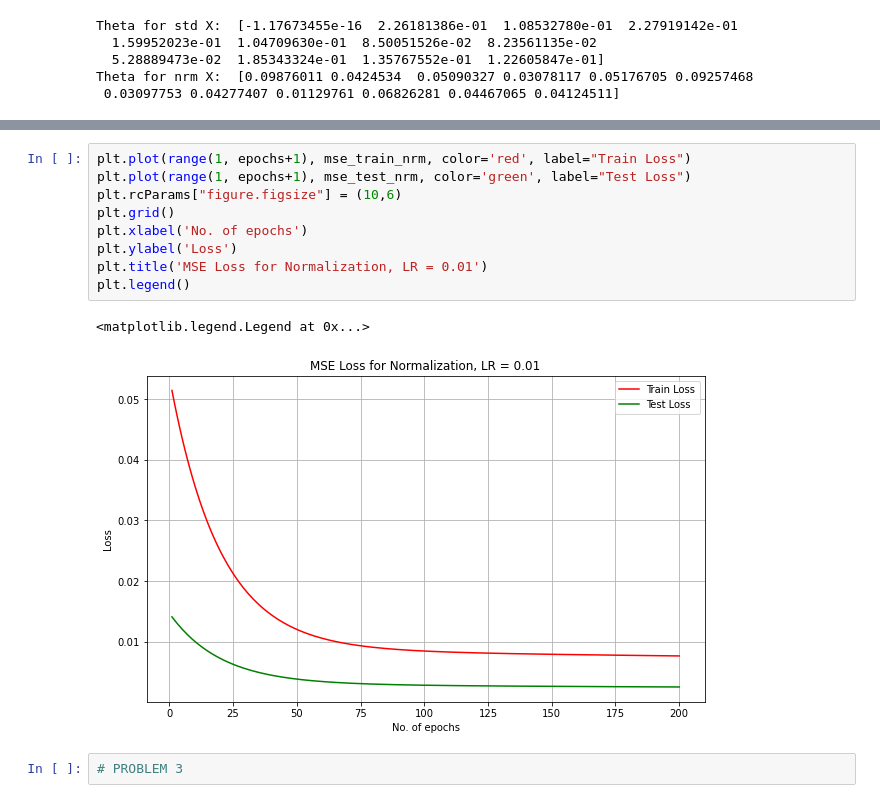
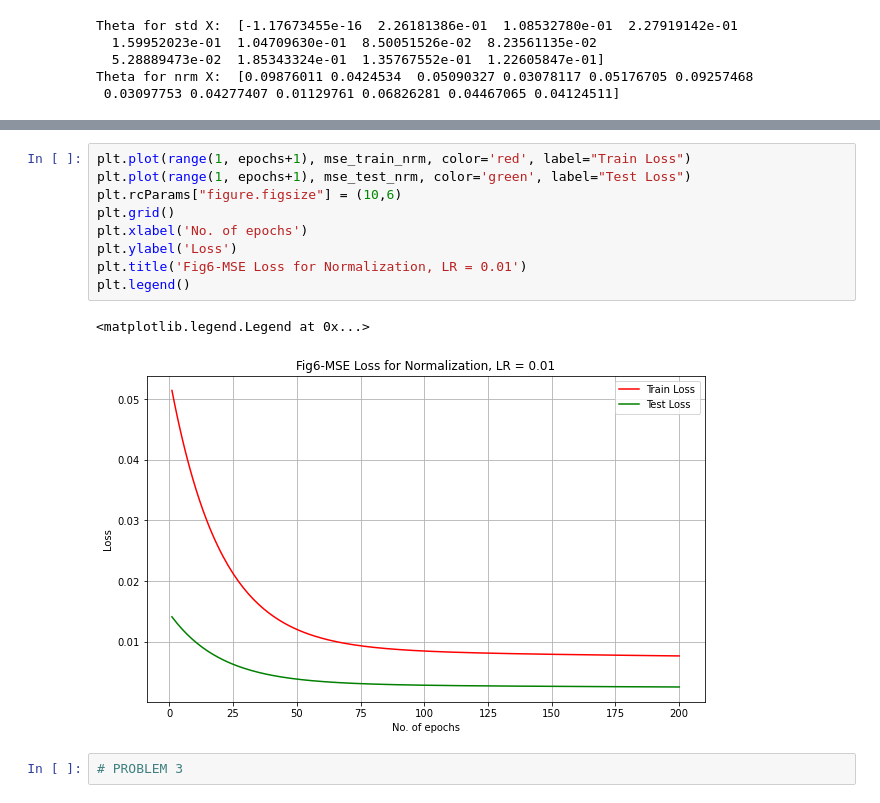
Before and after one commit to VishakhaDixit/IntroToML, a Jupyter notebook: HW_1/HW-1.ipynb, the cells around one changed output, grey strips where cells are left out. Drawn from its saved outputs; the diff is of its cells as text.

```diff
--- a/HW_1/HW-1.ipynb
+++ b/HW_1/HW-1.ipynb
@@ -313,15 +317,15 @@ plt.legend()
 # %%
 plt.plot(range(1, epochs+1), mse_train_nrm, color='red', label="Train Loss")
 plt.plot(range(1, epochs+1), mse_test_nrm, color='green', label="Test Loss")
 plt.rcParams["figure.figsize"] = (10,6)
 plt.grid()
 plt.xlabel('No. of epochs')
 plt.ylabel('Loss')
-plt.title('MSE Loss for Normalization, LR = 0.01')
+plt.title('Fig6-MSE Loss for Normalization, LR = 0.01')
 plt.legend()
 # %% [output]
 <matplotlib.legend.Legend at 0x...>
-[figure, old version]
+[figure, new version]
 # %%
 # PROBLEM 3
 # %%
```
Also changed, not shown: parts of 9 cells of this notebook.
